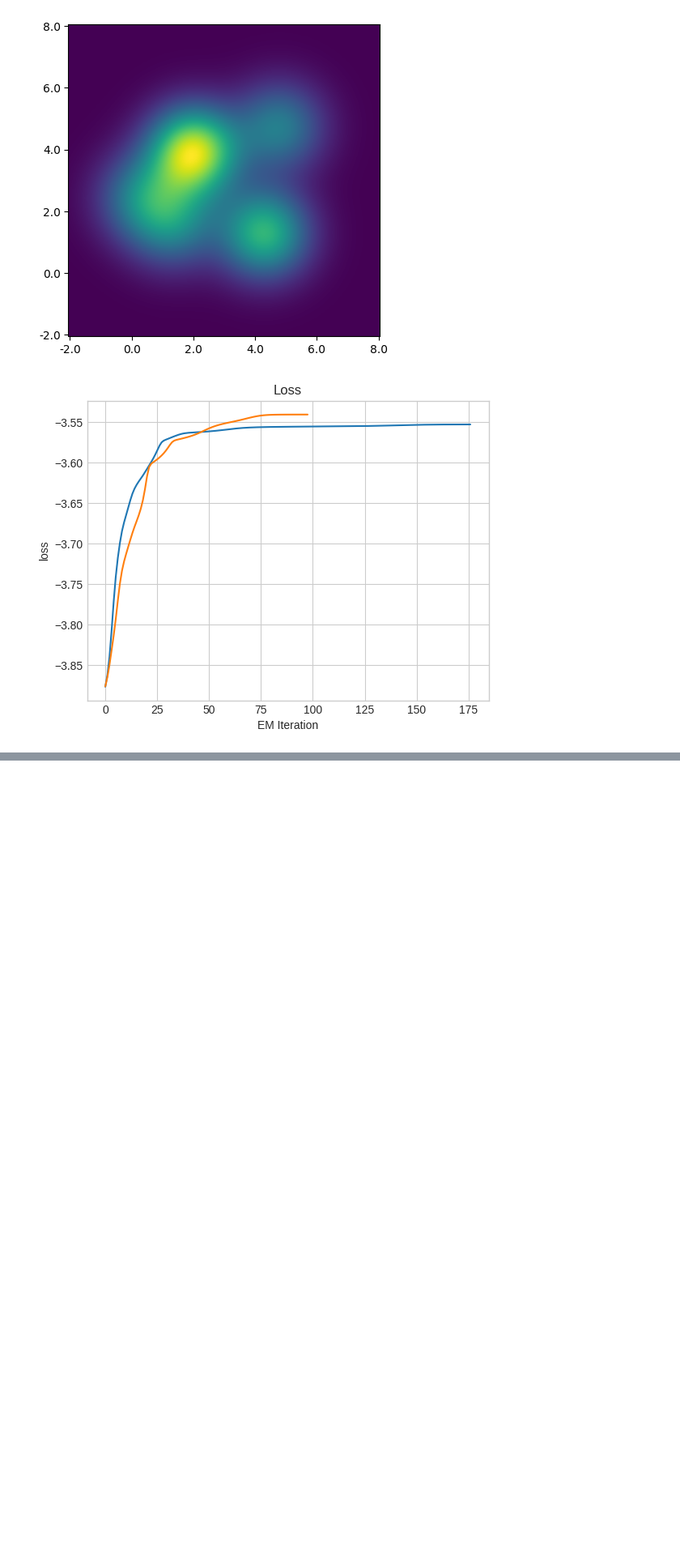
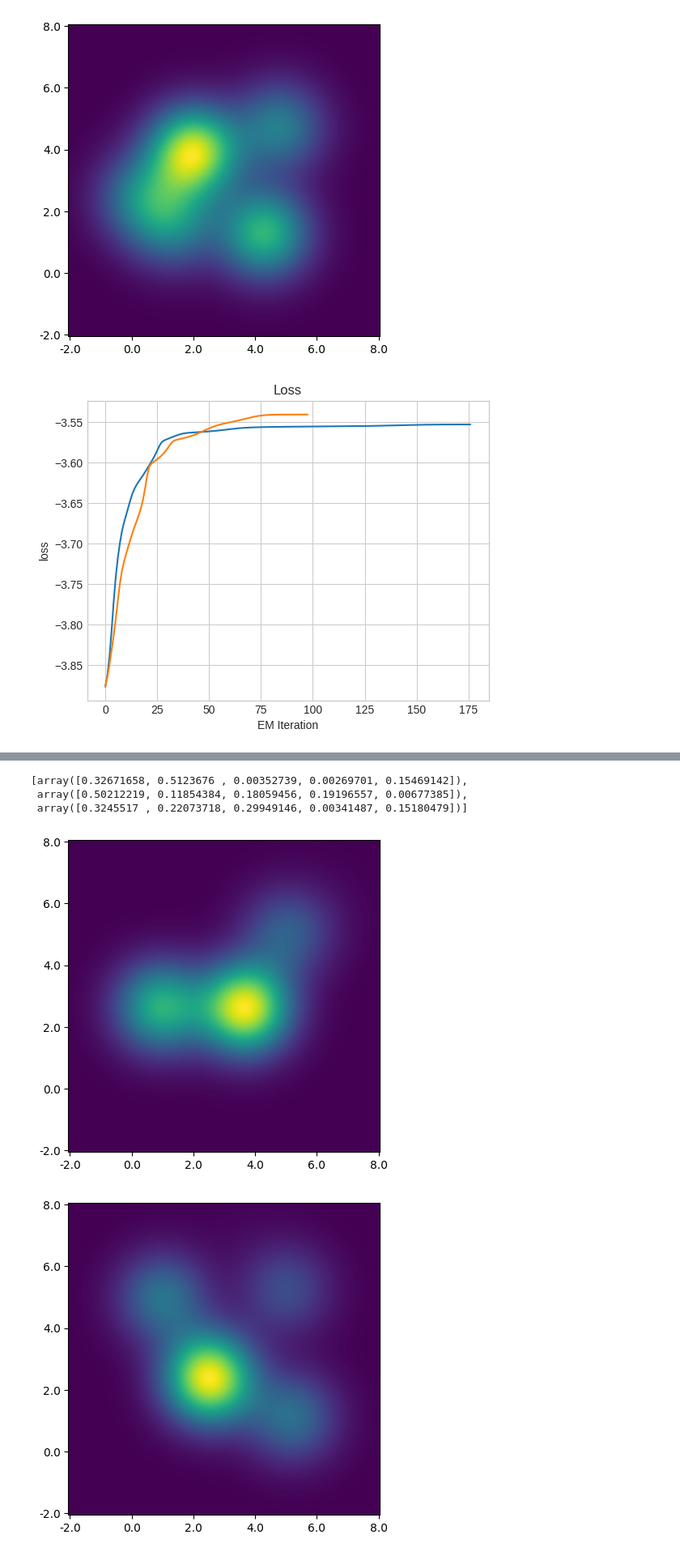
Before and after one commit to FengNiMa/203Project, a Jupyter notebook: Results.ipynb, the cells around one changed output, grey strips where cells are left out. Shown at 81% size. Cells and saved outputs as stored; diff of their text form; code cells hidden in the pictures; blank space fills up the shorter version.

```diff
--- a/Results.ipynb
+++ b/Results.ipynb
@@ -148,0 +236,13 @@ for i in range(len(pi)):
+# %%
+pi
+# %% [output]
+[array([0.32671658, 0.5123676 , 0.00352739, 0.00269701, 0.15469142]),
+ array([0.50212219, 0.11854384, 0.18059456, 0.19196557, 0.00677385]),
+ array([0.3245517 , 0.22073718, 0.29949146, 0.00341487, 0.15180479])]
+# %%
+plt.style.use('default')
+for i in range(len(pi)):
+    MoG_plot(pi[i], mu[i])
+# %% [output]
+[figure, added]
+[figure, added]
```
Also changed, not shown: parts of 32 cells of this notebook, 56 other files.
